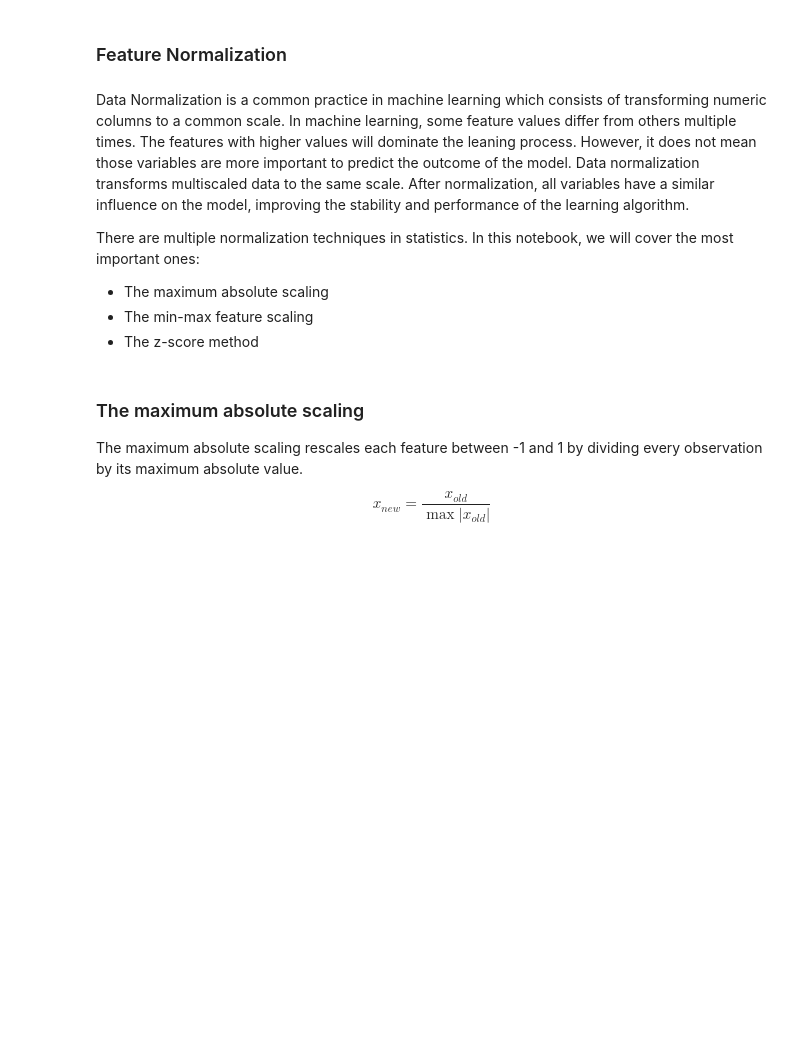
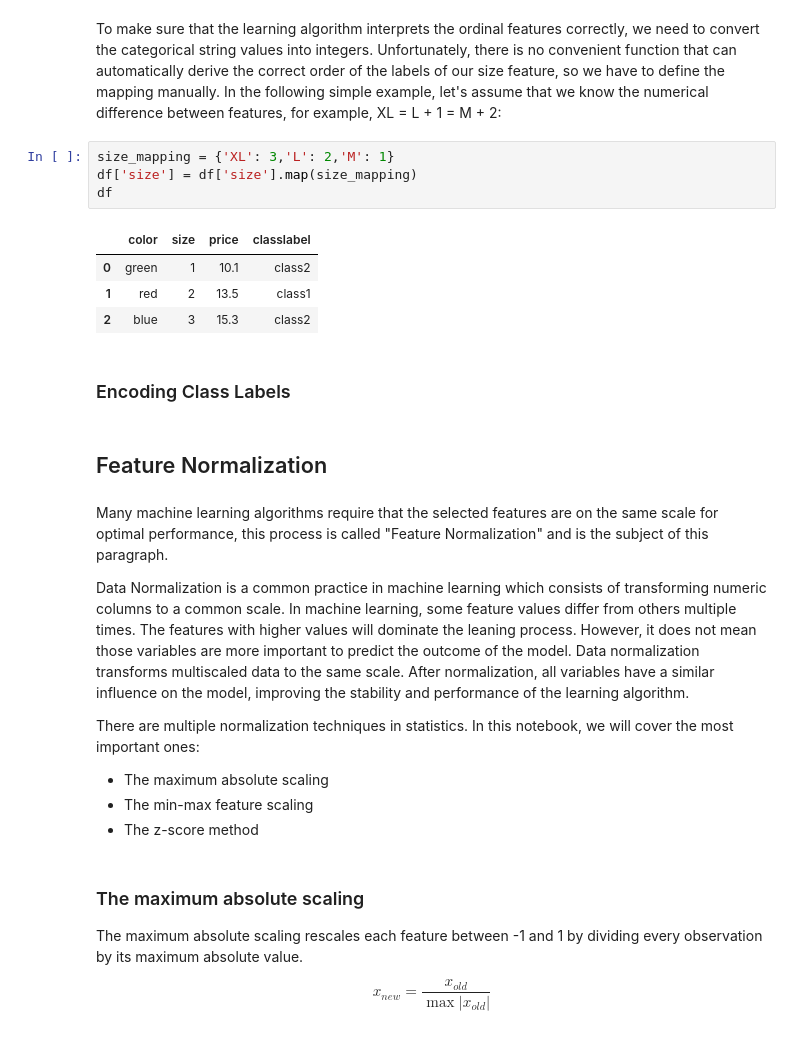
Before and after one commit to polyhedron-gdl/introduction-to-machine-learning-for-finance, a Jupyter notebook: 2022/1-notebooks/chapter-2-1.ipynb, the cells around one changed output. Saved outputs shown, nothing was run; the diff lists cells and outputs as text; blank space fills up the shorter version.

```diff
--- a/2022/1-notebooks/chapter-2-1.ipynb
+++ b/2022/1-notebooks/chapter-2-1.ipynb
@@ -21,6 +122,27 @@ the same scale for optimal performance, this process is called "Feature Normaliz
+# %% [markdown]
+To make sure that the learning algorithm interprets the ordinal features correctly,
+we need to convert the categorical string values into integers. Unfortunately, there
+is no convenient function that can automatically derive the correct order of the labels
+of our size feature, so we have to define the mapping manually. In the following
+simple example, let's assume that we know the numerical difference between
+features, for example, XL = L + 1 = M + 2:
+# %%
+size_mapping = {'XL': 3,'L': 2,'M': 1}
+df['size'] = df['size'].map(size_mapping)
+df
+# %% [output]
+|  | color | size | price | classlabel |
+| 0 | green | 1 | 10.1 | class2 |
+| 1 | red | 2 | 13.5 | class1 |
+| 2 | blue | 3 | 15.3 | class2 |
+# %% [markdown]
+### Encoding Class Labels
 # %% [markdown]
-### Feature Normalization
+## Feature Normalization
 # %% [markdown]
+Many machine learning algorithms require that the selected features are on
+the same scale for optimal performance, this process is called "Feature Normalization" and is the subject of this paragraph.
+
 Data Normalization is a common practice in machine learning which consists of transforming numeric columns to a common scale. In machine learning, some feature values differ from others multiple times. The features with higher values will dominate the leaning process. However, it does not mean those variables are more important to predict the outcome of the model. Data normalization transforms multiscaled data to the same scale. After normalization, all variables have a similar influence on the model, improving the stability and performance of the learning algorithm.
 
 There are multiple normalization techniques in statistics. In this notebook, we will cover the most important ones:
```
Also changed, not shown: parts of 15 cells of this notebook.
